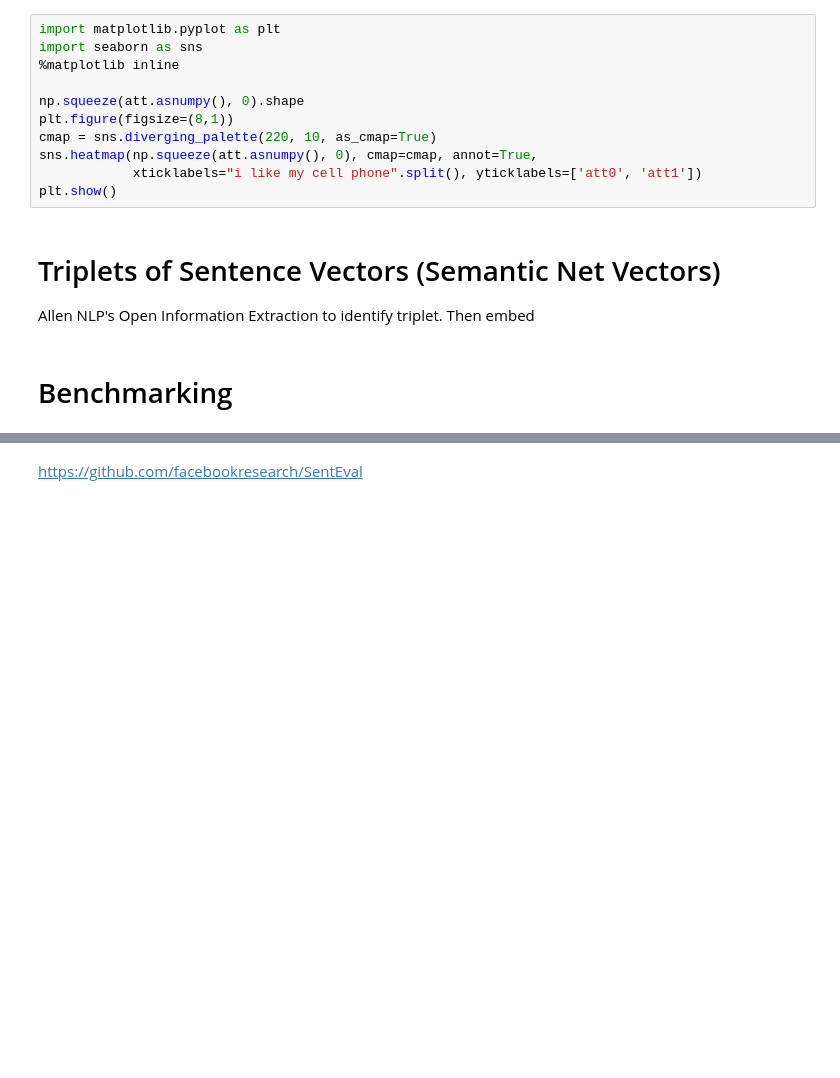
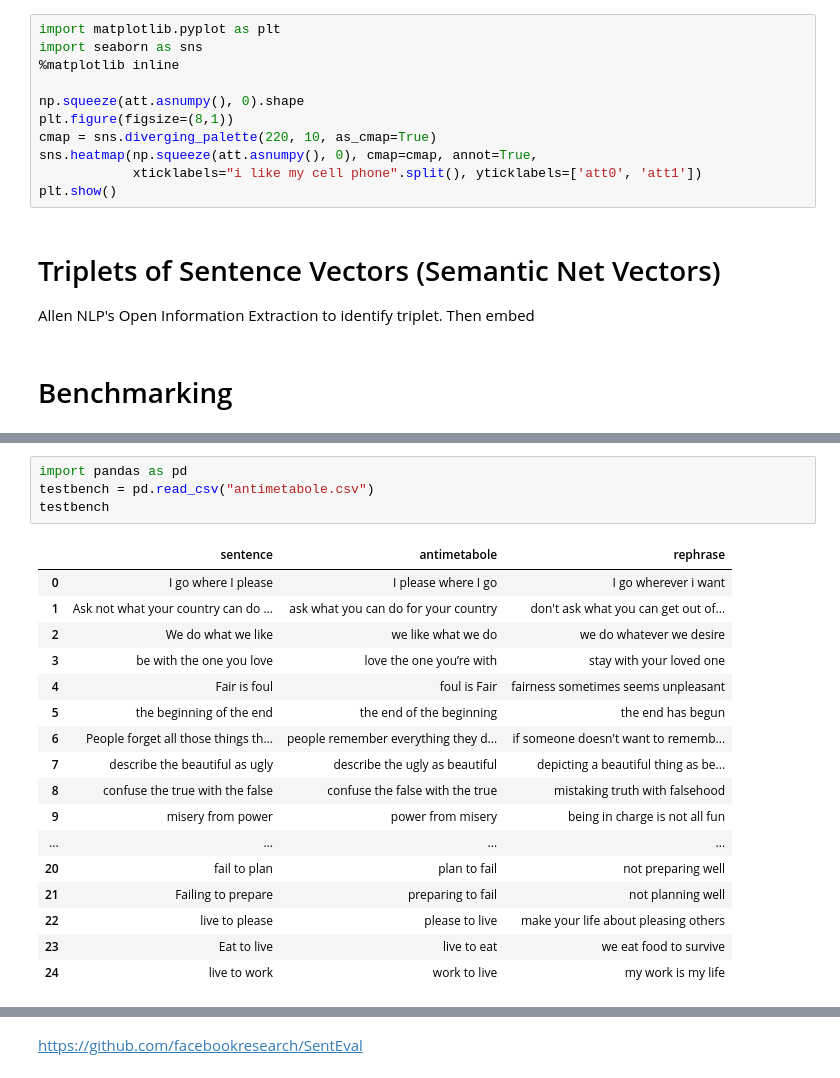
Before and after one commit to mohammedterry/NLP_for_ML, a Jupyter notebook: Sentence_Embeddings.ipynb, the cells around one changed output, grey strips where cells are left out. Drawn from its saved outputs; the diff is of its cells as text; blank space fills up the shorter version.

```diff
--- a/Sentence_Embeddings.ipynb
+++ b/Sentence_Embeddings.ipynb
@@ -1144,0 +1201,22 @@ Allen NLP's Open Information Extraction to identify triplet.  Then embed
+# %%
+import pandas as pd
+testbench = pd.read_csv("antimetabole.csv")
+testbench
+# %% [output]
+|  | sentence | antimetabole | rephrase |
+| 0 | I go where I please | I please where I go | I go wherever i want |
+| 1 | Ask not what your country can do ... | ask what you can do for your country | don't ask what you can get out of... |
+| 2 | We do what we like | we like what we do | we do whatever we desire |
+| 3 | be with the one you love | love the one you’re with | stay with your loved one |
+| 4 | Fair is foul | foul is Fair | fairness sometimes seems unpleasant |
+| 5 | the beginning of the end | the end of the beginning | the end has begun |
+| 6 | People forget all those things th... | people remember everything they d... | if someone doesn't want to rememb... |
+| 7 | describe the beautiful as ugly | describe the ugly as beautiful | depicting a beautiful thing as be... |
+| 8 | confuse the true with the false | confuse the false with the true | mistaking truth with falsehood |
+| 9 | misery from power | power from misery | being in charge is not all fun |
+| ... | ... | ... | ... |
+| 20 | fail to plan | plan to fail | not preparing well |
+| 21 | Failing to prepare | preparing to fail | not planning well |
+| 22 | live to please | please to live | make your life about pleasing others |
+| 23 | Eat to live | live to eat | we eat food to survive |
+| 24 | live to work | work to live | my work is my life |
```
Also changed, not shown: parts of 23 cells of this notebook.
